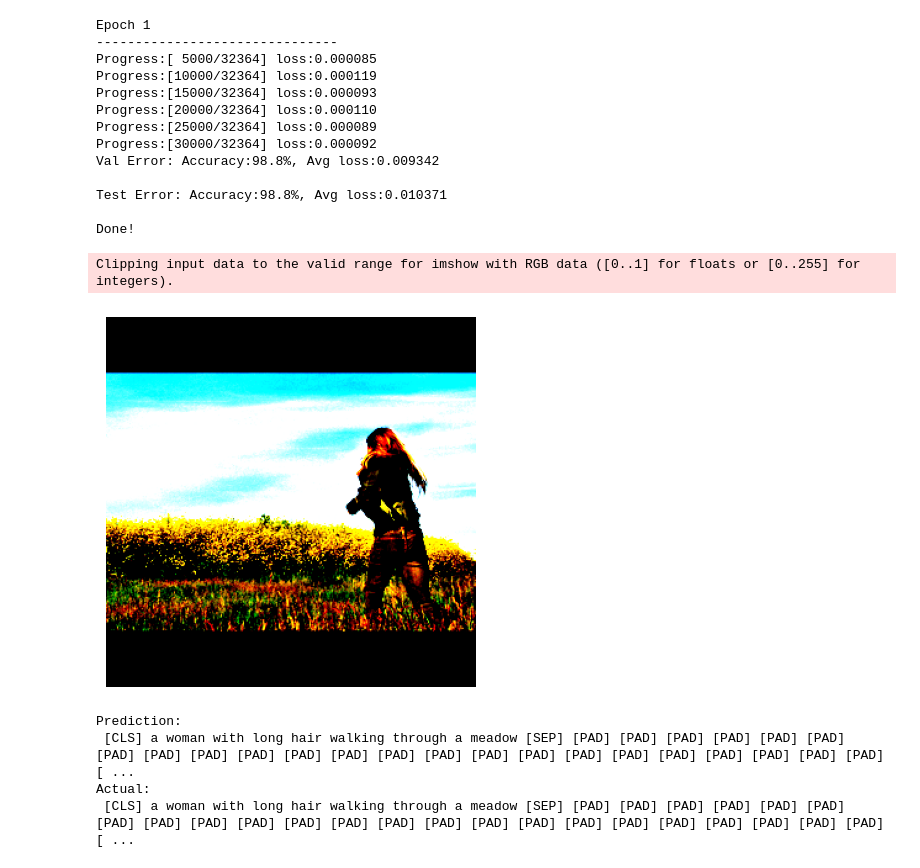
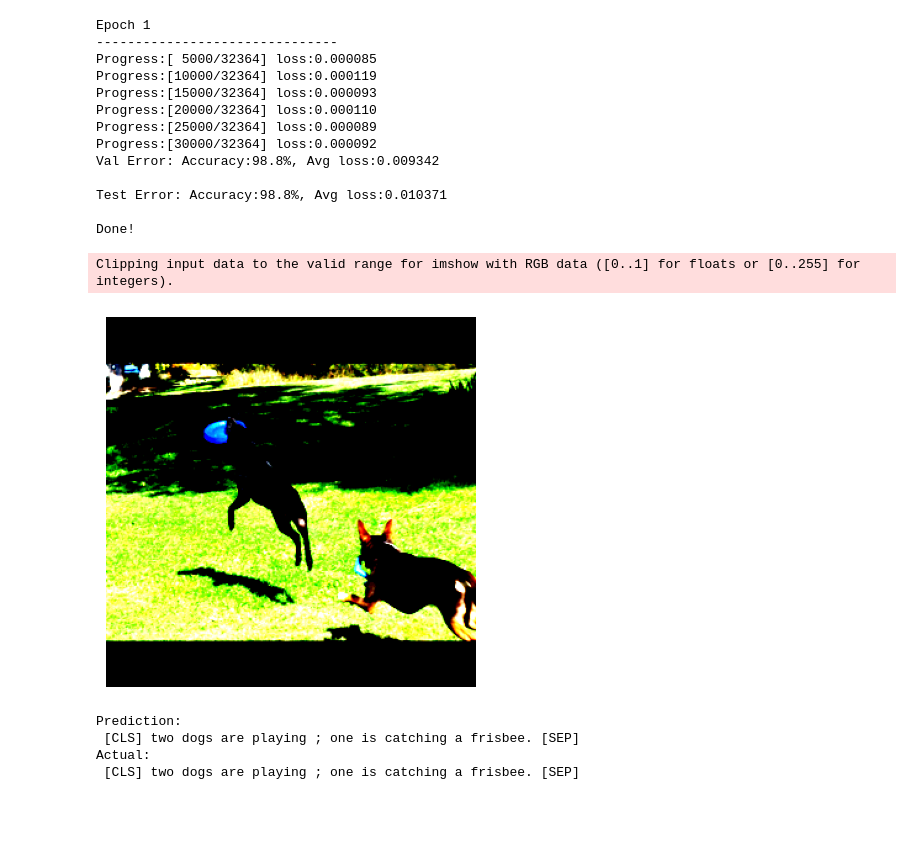
Before and after one commit to mohsinposts/Decoding-AI-Art, a Jupyter notebook: Decoding_AI_Art.ipynb, the cells around one changed output. Drawn from its saved outputs; the diff is of its cells as text; code cells hidden in the pictures; blank space fills up the shorter version.

Commit message:
removed padding tokens when testing images

```diff
--- a/Decoding_AI_Art.ipynb
+++ b/Decoding_AI_Art.ipynb
@@ -300,27 +300,31 @@ Done!
 # %%
 # get a batch from test data
 dataiter = iter(test_dataloader)
 images, labels = next(dataiter)
 # specify the sample we want
-test_index = 2
+test_index = 33
 
 # put models in eval mode
 encoder.eval()
 decoder.eval()
 with torch.no_grad():
     # calculate prediction for sample
     features = encoder(images[test_index].unsqueeze(0))
-    pred = decoder(features, labels[test_index].unsqueeze(0))
-    pred_tokens = tokenizer.decode(pred.argmax(1))
+    label = labels[test_index]
+    pred = decoder(features, labels[test_index].unsqueeze(0)).argmax(1)
+    pred = pred[pred!=0]
+    pred_tokens = tokenizer.decode(pred)
+    label = label[label!=0]
+    acutaul_tokens = tokenizer.decode(label)
 
     # show results
     imshow(torchvision.utils.make_grid(images[test_index]))
     print(f"Prediction:\n {pred_tokens}")
-    print(f"Actual:\n {tokenizer.decode(labels[test_index])}")
+    print(f"Actual:\n {acutaul_tokens}")
 # %% [output]
 Clipping input data to the valid range for imshow with RGB data ([0..1] for floats or [0..255] for integers).
-[figure, old version]
+[figure, new version]
 Prediction:
- [CLS] a woman with long hair walking through a meadow [SEP] [PAD] [PAD] [PAD] [PAD] [PAD] [PAD] [PAD] [PAD] [PAD] [PAD] [PAD] [PAD] [PAD] [PAD] [PAD] [PAD] [PAD] [PAD] [PAD] [PAD] [PAD] [PAD] [PAD] [ ...
+ [CLS] two dogs are playing ; one is catching a frisbee. [SEP]
 Actual:
- [CLS] a woman with long hair walking through a meadow [SEP] [PAD] [PAD] [PAD] [PAD] [PAD] [PAD] [PAD] [PAD] [PAD] [PAD] [PAD] [PAD] [PAD] [PAD] [PAD] [PAD] [PAD] [PAD] [PAD] [PAD] [PAD] [PAD] [PAD] [ ...
+ [CLS] two dogs are playing ; one is catching a frisbee. [SEP]
```
